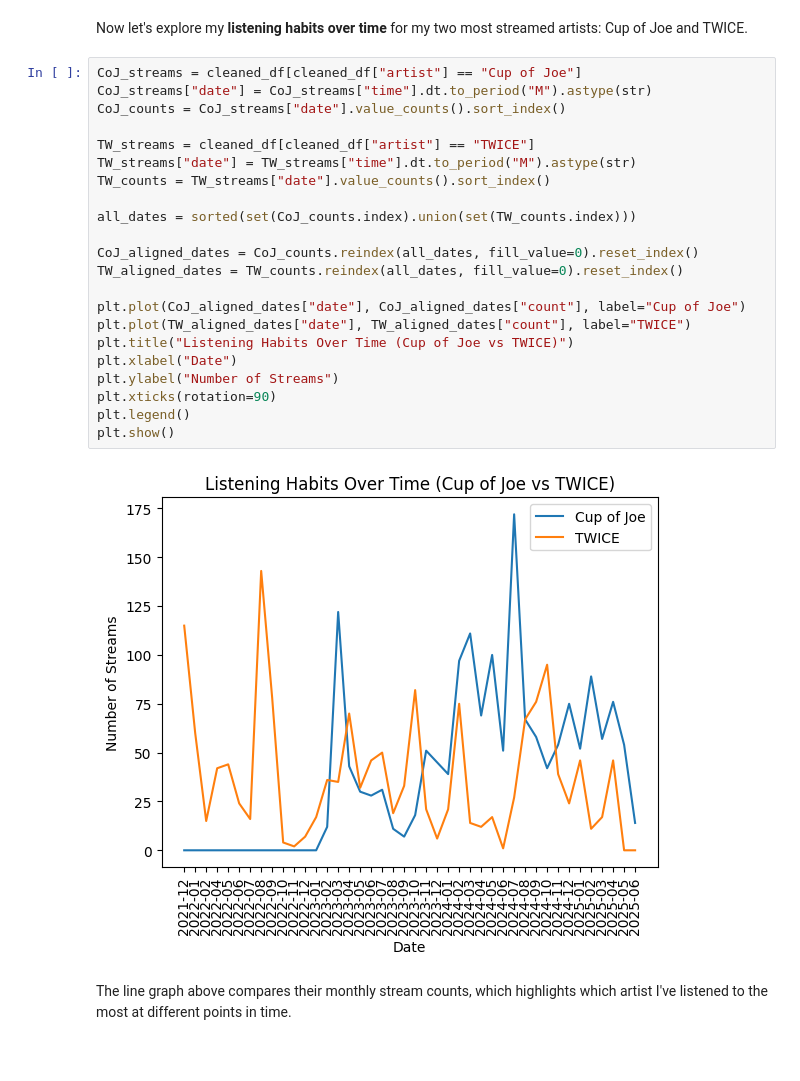
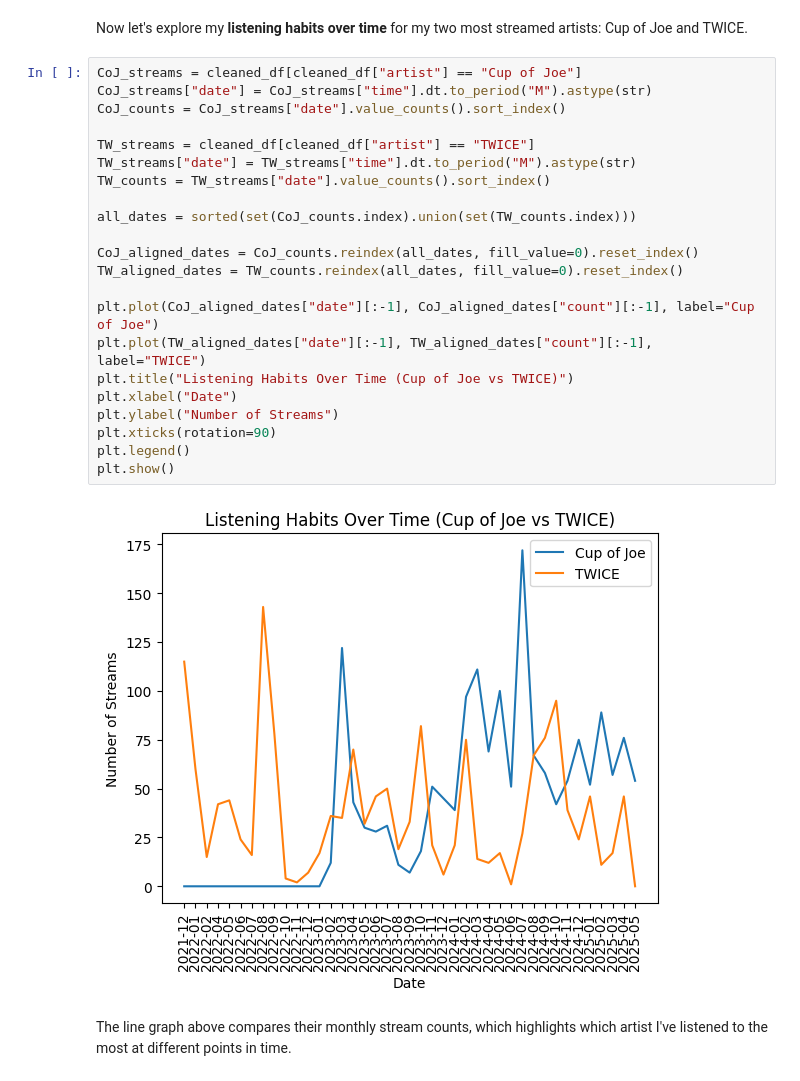
Before and after one commit to ShdwBrngr/YouTube-and-Spotify-Data-Analysis, a Jupyter notebook: sptfy_analysis.ipynb, the cells around one changed output. Drawn from its saved outputs; the diff is of its cells as text.

```diff
--- a/sptfy_analysis.ipynb
+++ b/sptfy_analysis.ipynb
@@ -146,27 +146,27 @@ Now let's explore my **listening habits over time** for my two most streamed art
 # %%
 CoJ_streams = cleaned_df[cleaned_df["artist"] == "Cup of Joe"]
 CoJ_streams["date"] = CoJ_streams["time"].dt.to_period("M").astype(str)
 CoJ_counts = CoJ_streams["date"].value_counts().sort_index()
 
 TW_streams = cleaned_df[cleaned_df["artist"] == "TWICE"]
 TW_streams["date"] = TW_streams["time"].dt.to_period("M").astype(str)
 TW_counts = TW_streams["date"].value_counts().sort_index()
 
 all_dates = sorted(set(CoJ_counts.index).union(set(TW_counts.index)))
 
 CoJ_aligned_dates = CoJ_counts.reindex(all_dates, fill_value=0).reset_index()
 TW_aligned_dates = TW_counts.reindex(all_dates, fill_value=0).reset_index()
 
-plt.plot(CoJ_aligned_dates["date"], CoJ_aligned_dates["count"], label="Cup of Joe")
-plt.plot(TW_aligned_dates["date"], TW_aligned_dates["count"], label="TWICE")
+plt.plot(CoJ_aligned_dates["date"][:-1], CoJ_aligned_dates["count"][:-1], label="Cup of Joe")
+plt.plot(TW_aligned_dates["date"][:-1], TW_aligned_dates["count"][:-1], label="TWICE")
 plt.title("Listening Habits Over Time (Cup of Joe vs TWICE)")
 plt.xlabel("Date")
 plt.ylabel("Number of Streams")
 plt.xticks(rotation=90)
 plt.legend()
 plt.show()
 # %% [output]
-[figure, old version]
+[figure, new version]
 # %% [markdown]
 The line graph above compares their monthly stream counts, which highlights which artist I've listened to the most at different points in time.
 # %% [markdown]
```
Also changed, not shown: parts of 27 cells of this notebook, 1 other file.
